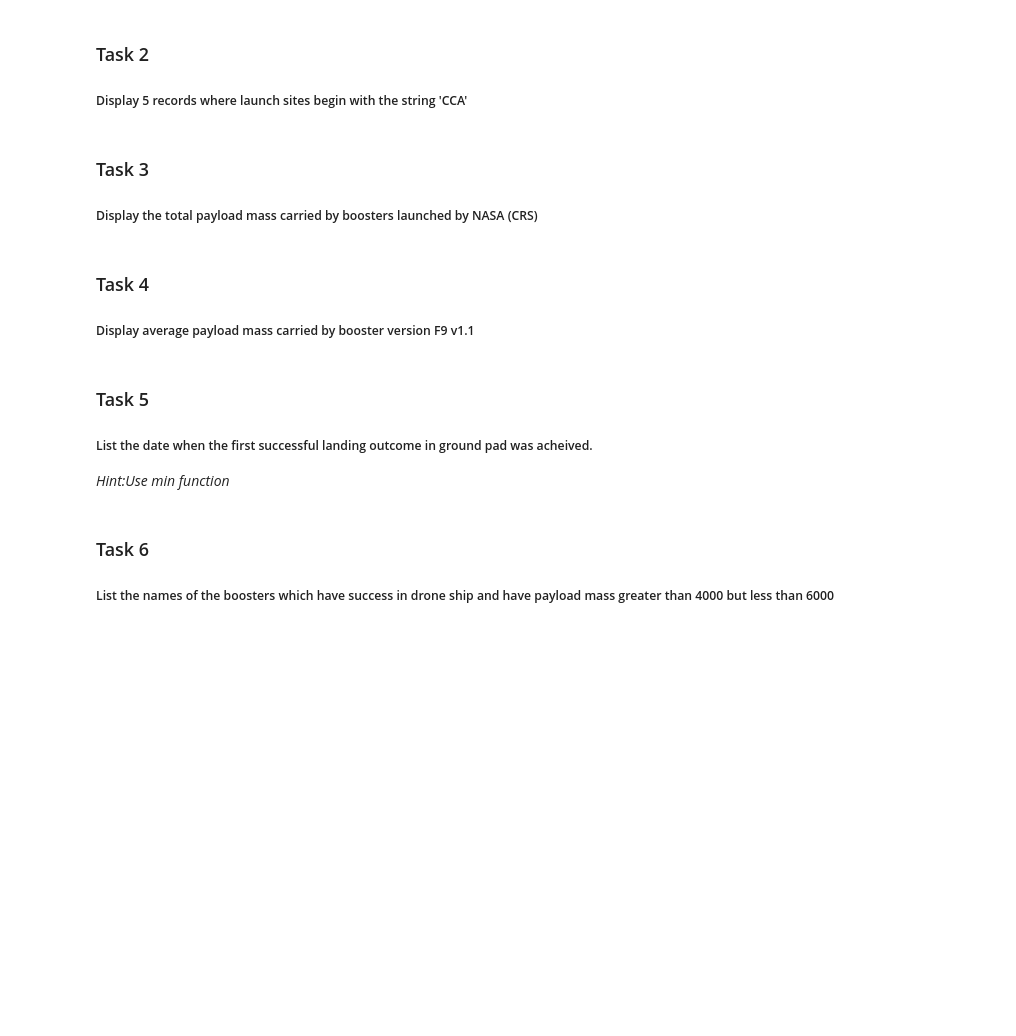
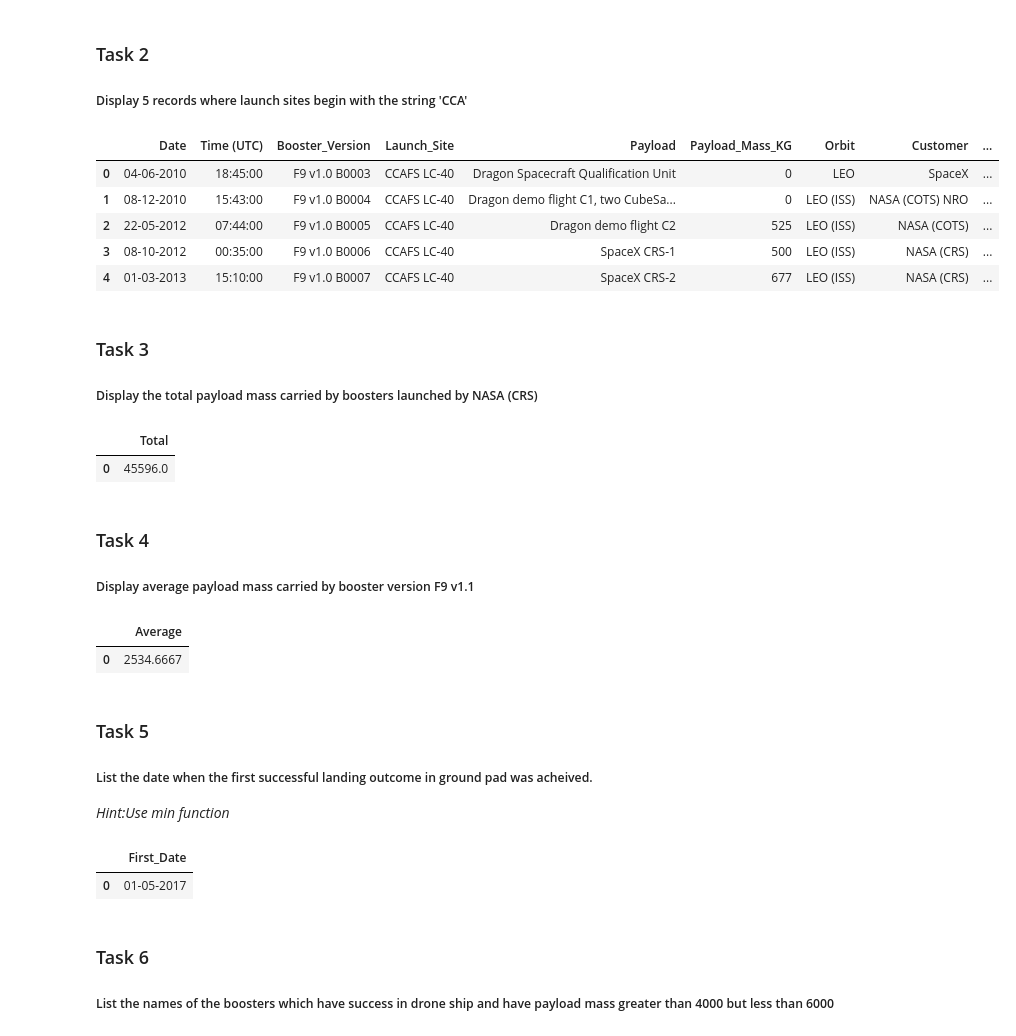
Before and after one commit to qwerty16/portfolio-data, a Jupyter notebook: spacex/Data Exploration with SQL.ipynb, the cells around one changed output. Cells and saved outputs as stored; diff of their text form; code cells hidden in the pictures; blank space fills up the shorter version.

```diff
--- a/spacex/Data Exploration with SQL.ipynb
+++ b/spacex/Data Exploration with SQL.ipynb
@@ -105,0 +45,2 @@ in the following format
+# %%
+cnx = create_engine('mysql+pymysql://rachel:root@127.0.0.1:3306/spacex')
@@ -115,20 +66,44 @@ Now write and execute SQL queries to solve the assignment tasks.
 ### Task 2
 
 ##### Display 5 records where launch sites begin with the string 'CCA'
+# %%
+pd.read_sql("""SELECT * FROM spacex WHERE Launch_Site LIKE 'CCA%%' LIMIT 5""", cnx)
+# %% [output]
+|  | Date | Time (UTC) | Booster_Version | Launch_Site | Payload | Payload_Mass_KG | Orbit | Customer | ... |
+| 0 | 04-06-2010 | 18:45:00 | F9 v1.0 B0003 | CCAFS LC-40 | Dragon Spacecraft Qualification Unit | 0 | LEO | SpaceX | ... |
+| 1 | 08-12-2010 | 15:43:00 | F9 v1.0 B0004 | CCAFS LC-40 | Dragon demo flight C1, two CubeSa... | 0 | LEO (ISS) | NASA (COTS) NRO | ... |
+| 2 | 22-05-2012 | 07:44:00 | F9 v1.0 B0005 | CCAFS LC-40 | Dragon demo flight C2 | 525 | LEO (ISS) | NASA (COTS) | ... |
+| 3 | 08-10-2012 | 00:35:00 | F9 v1.0 B0006 | CCAFS LC-40 | SpaceX CRS-1 | 500 | LEO (ISS) | NASA (CRS) | ... |
+| 4 | 01-03-2013 | 15:10:00 | F9 v1.0 B0007 | CCAFS LC-40 | SpaceX CRS-2 | 677 | LEO (ISS) | NASA (CRS) | ... |
 # %% [markdown]
 ### Task 3
 
 ##### Display the total payload mass carried by boosters launched by NASA (CRS)
+# %%
+pd.read_sql("SELECT sum(Payload_Mass_KG) as Total FROM spacex WHERE Customer = 'NASA (CRS)'", cnx)
+# %% [output]
+|  | Total |
+| 0 | 45596.0 |
 # %% [markdown]
 ### Task 4
 
 ##### Display average payload mass carried by booster version F9 v1.1
+# %%
+pd.read_sql("select avg(Payload_Mass_KG) as Average from spacex where Booster_Version like 'F9 v1.1%%'", cnx)
+# %% [output]
+|  | Average |
+| 0 | 2534.6667 |
 # %% [markdown]
 ### Task 5
 
 ##### List the date when the first successful landing outcome in ground pad was acheived.
 
 *Hint:Use min function*
+# %%
+pd.read_sql("select min(Date) as First_Date from spacex where Landing_Outcome = 'Success (ground pad)'", cnx)
+# %% [output]
+|  | First_Date |
+| 0 | 01-05-2017 |
 # %% [markdown]
 ### Task 6
 
```
Also changed, not shown: parts of 14 cells of this notebook.
